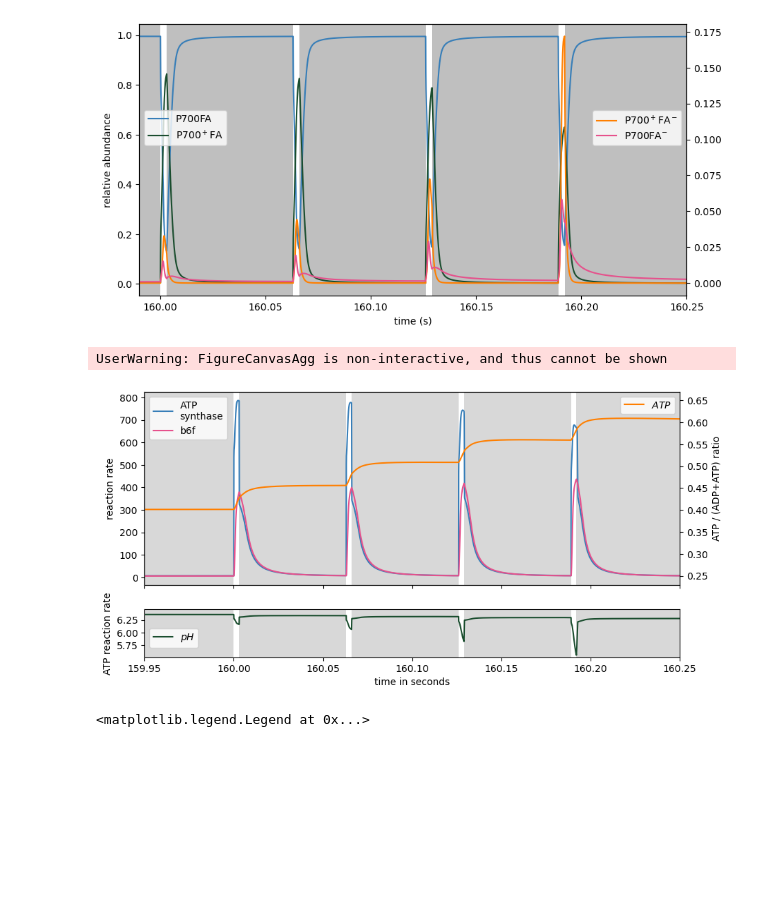
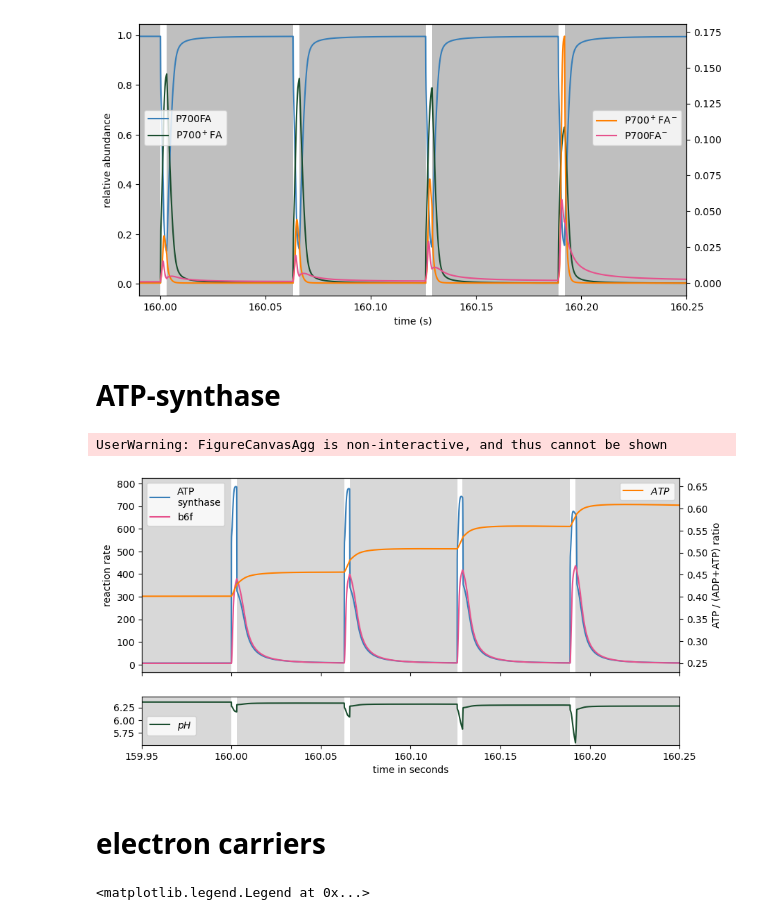
Before and after one commit to A-Potthoff/QTB_modeling, a Jupyter notebook: analyses/PIRK.ipynb, the cells around one changed output. Cells and saved outputs as stored; diff of their text form; code cells hidden in the pictures; blank space fills up the shorter version.

```diff
--- a/analyses/PIRK.ipynb
+++ b/analyses/PIRK.ipynb
@@ -11,10 +11,11 @@ if "already_run" not in globals():
 colors, colours = colourblind_palette("own")
 
 
-analysis = "PIRKs_and_DIRKs"
+analysis = "PIRKs"
 
-#model = "cyclic_2021"
+model = "cyclic_2021"
 model = "latest_dev"
+model = "new_PSI"
 
 m = load_model(model)
 # %% [output]
@@ -258,35 +167,36 @@ save_fig(fig, model, analysis, "PIRK_PSI_states")
+# %% [markdown]
+# ATP-synthase
 # %%
 #ATP synthase
 
 fig,(ax1, ax2) = plt.subplots(2, 1, figsize=(10,5), sharex = True, gridspec_kw={'height_ratios': [0.8, 0.2]})
 ax11 = ax1.twinx()
 
 ax1.set_ylabel("reaction rate")
 ax1.plot(v["vATPsynthase"], color=colors[0], label="ATP\nsynthase")
 ax1.plot(v["vB6f"], color=colors[3], label="b6f")
 
 ax11.set(ylabel=("ATP / (ADP+ATP) ratio"))
 ax11.plot(c["ATP_norm"], color=colors[1], label="$ATP$")
 
 ax2.plot(c["pH"], color=colors[2], label="$pH$")
 
 ax2.set(xlim=(159.95,160.25),
        #ylim=(0.16,0.5),
-       xlabel=("time in seconds"),
-       ylabel=("ATP reaction rate"))
+       xlabel=("time in seconds"))
 
 # dark periods
 for ax in [ax1, ax2]:
        ax.axvspan(100, 160, color='grey', alpha=0.3, lw=0)
        for start, end in dark_periods:
               ax.axvspan(start, end, color='grey', alpha=0.3, lw=0)
 
 ax1.legend(loc="upper left", bbox_to_anchor=(0, 1))
 ax11.legend(loc="upper right", bbox_to_anchor=(1, 1))
 ax2.legend(loc="upper left", bbox_to_anchor=(0, 0.7))
 
 fig.show()
 # %% [output]
 UserWarning: FigureCanvasAgg is non-interactive, and thus cannot be shown
-[figure, old version]
+[figure, new version]
 # %%
@@ -294,3 +204,5 @@ save_fig(fig, model, analysis, "PIRK_ATP_synthase")
+# %% [markdown]
+# electron carriers
 # %%
 #electron carriers
 
```
Also changed, not shown: parts of 18 cells of this notebook, 1 other file.
